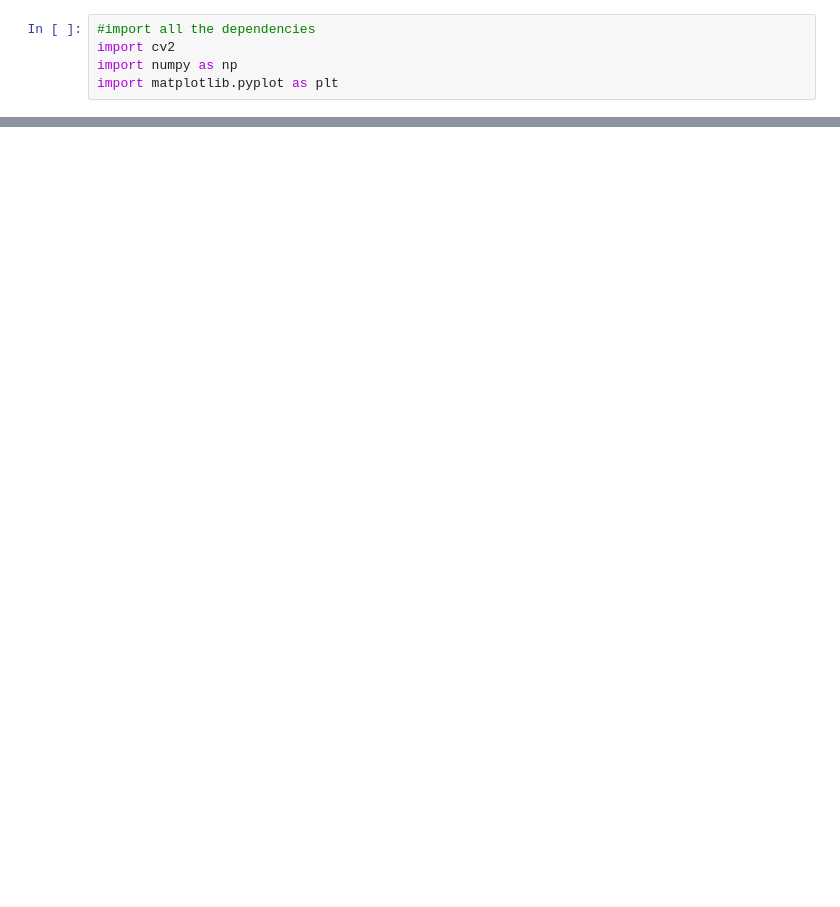
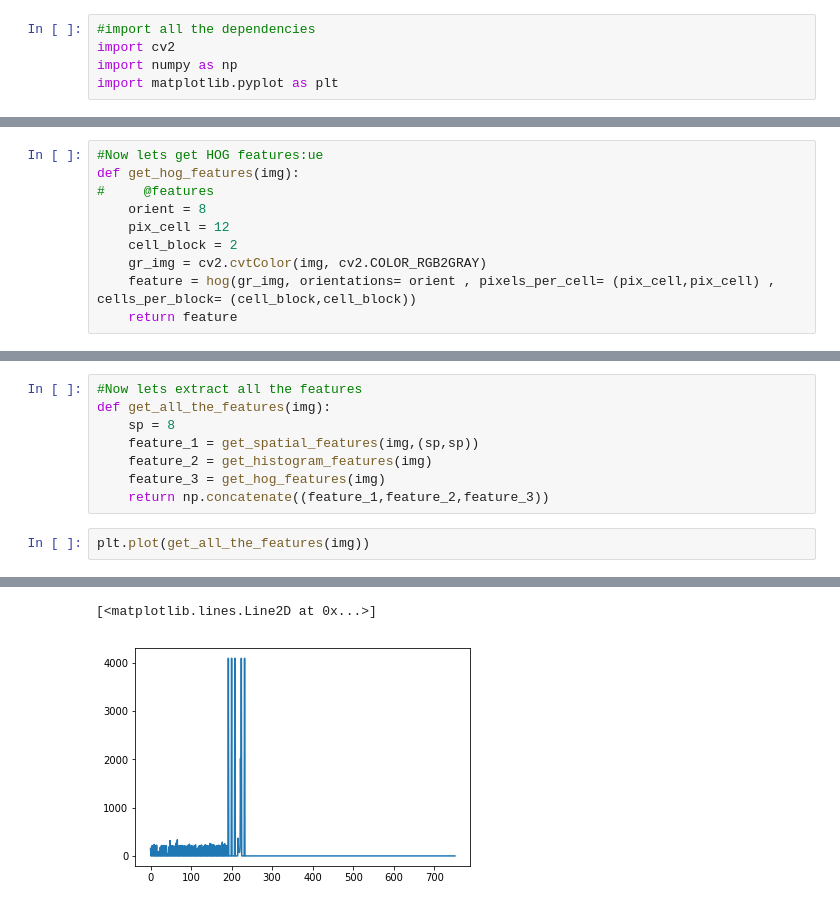
Before and after one commit to sanketgujar/Vehicle_Detection, a Jupyter notebook: Car Detection.ipynb, the cells around one changed output, grey strips where cells are left out. Drawn from its saved outputs; the diff is of its cells as text; blank space fills up the shorter version.

```diff
--- a/Car Detection.ipynb
+++ b/Car Detection.ipynb
@@ -11,0 +109,10 @@ ImportError: No module named 'skimage'
+# %%
+#Now lets get HOG features:ue
+def get_hog_features(img):
+#     @features
+    orient = 8
+    pix_cell = 12
+    cell_block = 2
+    gr_img = cv2.cvtColor(img, cv2.COLOR_RGB2GRAY)
+    feature = hog(gr_img, orientations= orient , pixels_per_cell= (pix_cell,pix_cell) , cells_per_block= (cell_block,cell_block))
+    return feature
@@ -11,0 +129,11 @@ ImportError: No module named 'skimage'
+# %%
+#Now lets extract all the features
+def get_all_the_features(img):
+    sp = 8
+    feature_1 = get_spatial_features(img,(sp,sp))
+    feature_2 = get_histogram_features(img)
+    feature_3 = get_hog_features(img)
+    return np.concatenate((feature_1,feature_2,feature_3))
+# %%
+plt.plot(get_all_the_features(img))
+# %% [output]
@@ -11,0 +142,2 @@ ImportError: No module named 'skimage'
+[<matplotlib.lines.Line2D at 0x...>]
+[figure, added]
```
Also changed, not shown: parts of 59 cells of this notebook, 12 other files.
